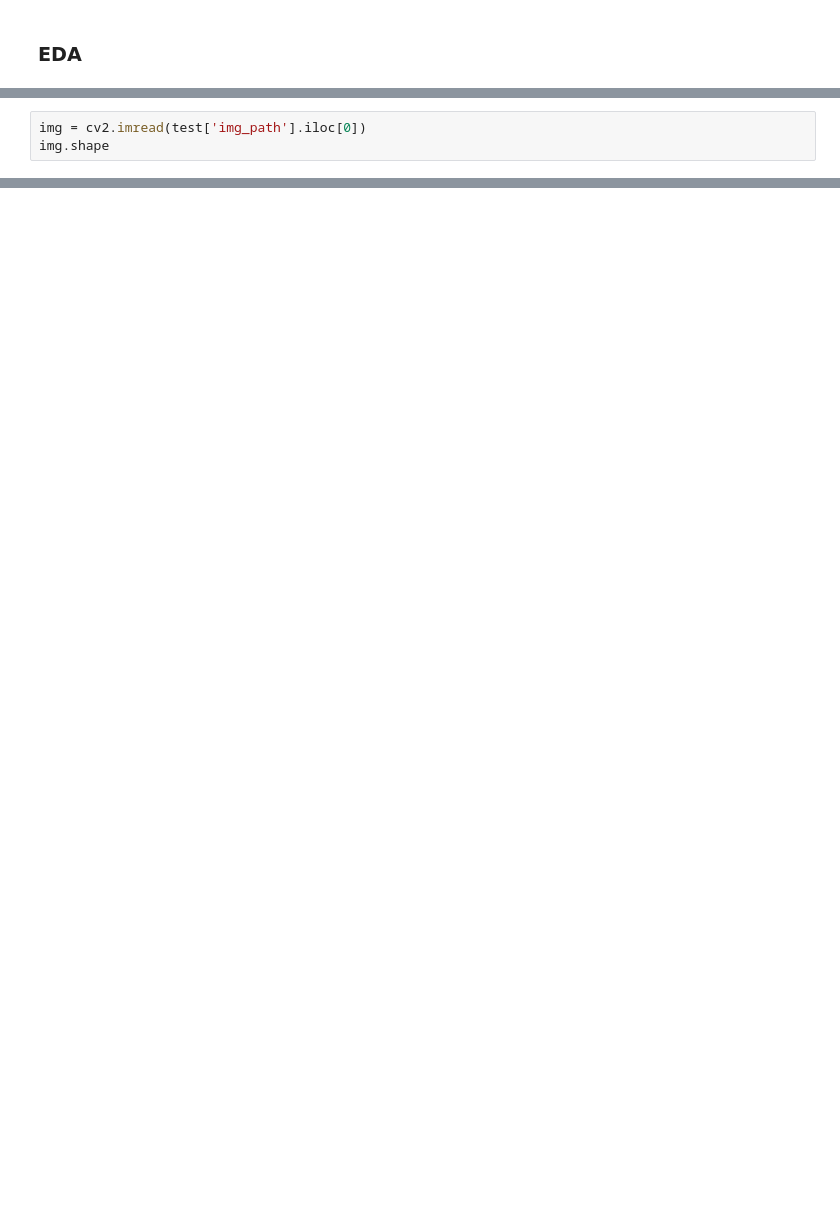
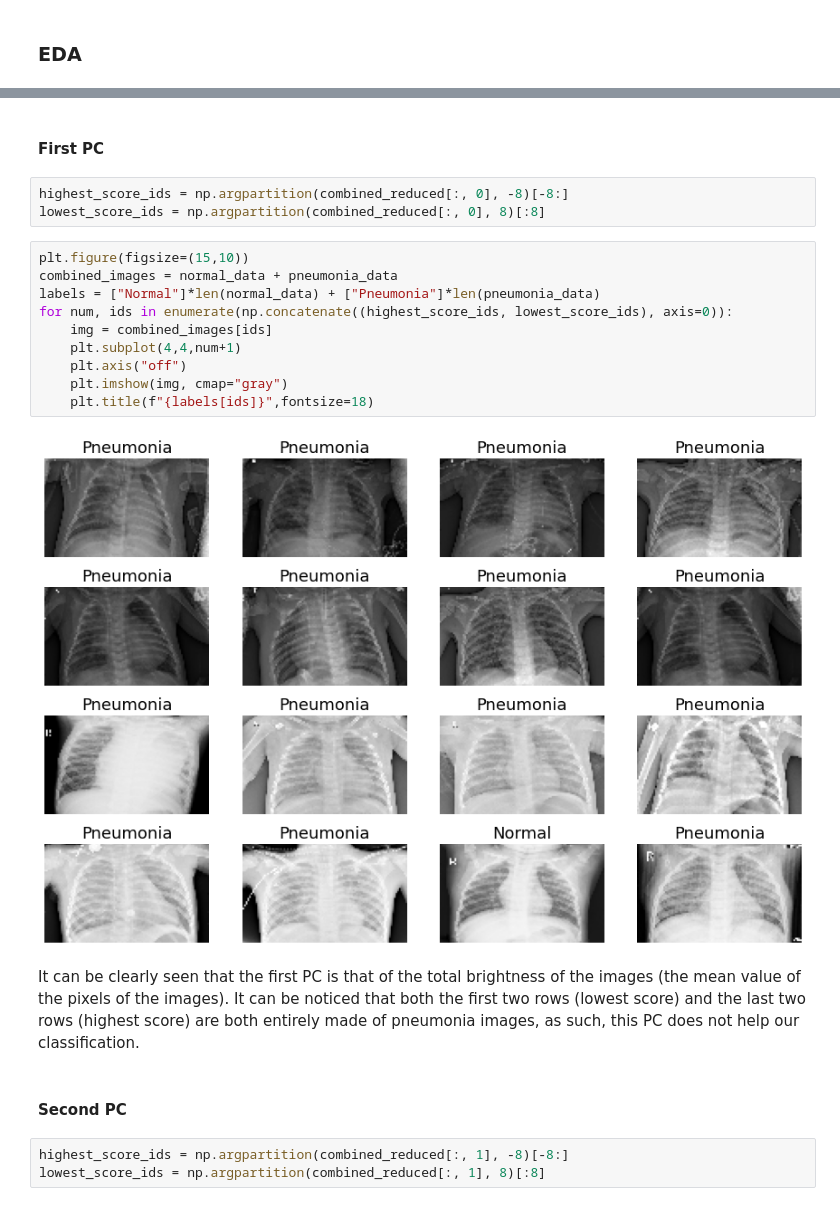
Before and after one commit to Zivbz/Kaggle---project---Xray-scans, a Jupyter notebook: chest_xray_project.ipynb, the cells around one changed output, grey strips where cells are left out. Drawn from its saved outputs; the diff is of its cells as text; blank space fills up the shorter version.

```diff
--- a/chest_xray_project.ipynb
+++ b/chest_xray_project.ipynb
@@ -241,3 +108,0 @@ plt.show()
-# %%
-img = cv2.imread(test['img_path'].iloc[0])
-img.shape
@@ -411,0 +218,24 @@ print('Test accuracy:', score[1])
+# %% [markdown]
+#### First PC
+# %%
+highest_score_ids = np.argpartition(combined_reduced[:, 0], -8)[-8:]
+lowest_score_ids = np.argpartition(combined_reduced[:, 0], 8)[:8]
+# %%
+plt.figure(figsize=(15,10))
+combined_images = normal_data + pneumonia_data
+labels = ["Normal"]*len(normal_data) + ["Pneumonia"]*len(pneumonia_data)
+for num, ids in enumerate(np.concatenate((highest_score_ids, lowest_score_ids), axis=0)):
+    img = combined_images[ids]
+    plt.subplot(4,4,num+1)
+    plt.axis("off")
+    plt.imshow(img, cmap="gray")
+    plt.title(f"{labels[ids]}",fontsize=18)
+# %% [output]
+[figure, added]
+# %% [markdown]
+It can be clearly seen that the first PC is that of the total brightness of the images (the mean value of the pixels of the images). It can be noticed that both the first two rows (lowest score) and the last two rows (highest score) are both entirely made of pneumonia images, as such, this PC does not help our classification.
+# %% [markdown]
+#### Second PC
+# %%
+highest_score_ids = np.argpartition(combined_reduced[:, 1], -8)[-8:]
+lowest_score_ids = np.argpartition(combined_reduced[:, 1], 8)[:8]
```
Also changed, not shown: parts of 117 cells of this notebook.
